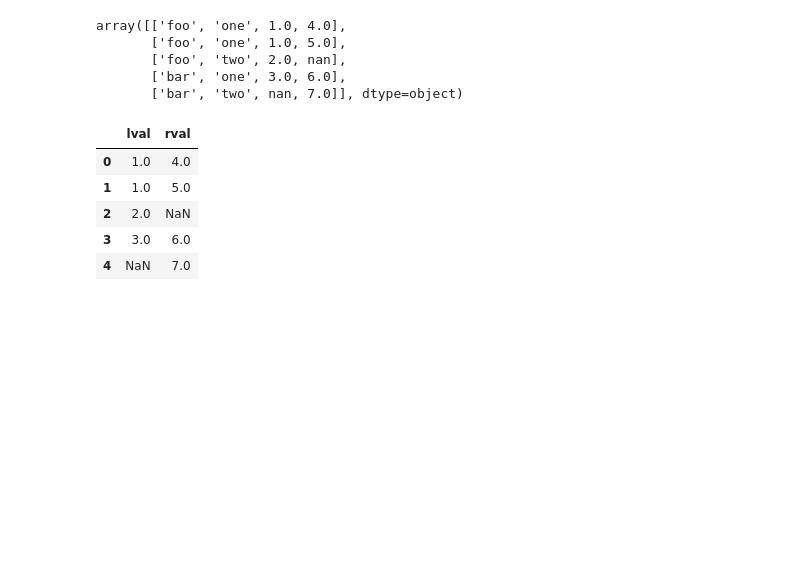
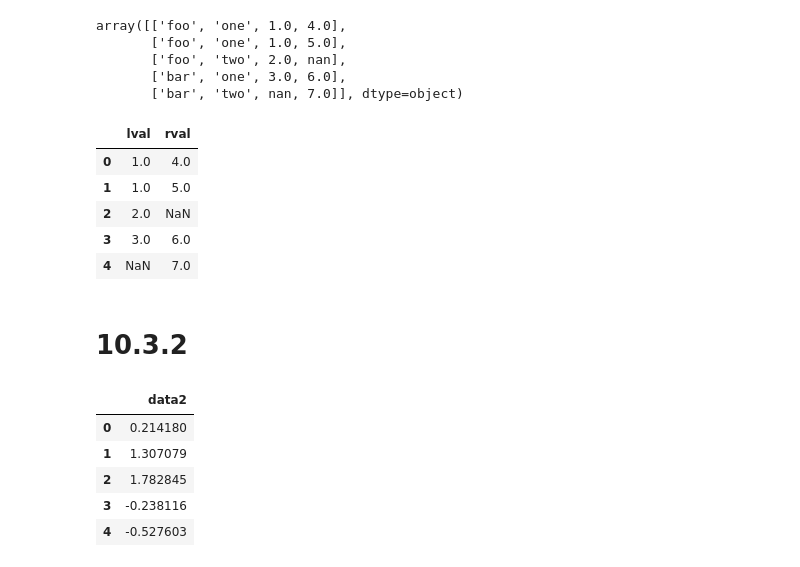
Before and after one commit to chan-prk/pydata-book, a Jupyter notebook: chan_folder/4experiment.ipynb, the cells around one changed output. Drawn from its saved outputs; the diff is of its cells as text; code cells hidden in the pictures; blank space fills up the shorter version.

```diff
--- a/chan_folder/4experiment.ipynb
+++ b/chan_folder/4experiment.ipynb
@@ -674,3 +674,5 @@ m2[['lval','rval']] # ดูว่าเป็น float หรือ integer
 | 2 | 2.0 | NaN |
 | 3 | 3.0 | 6.0 |
 | 4 | NaN | 7.0 |
+# %% [markdown]
+# 10.3.2
@@ -676,0 +682,17 @@ m2[['lval','rval']] # ดูว่าเป็น float หรือ integer
+# %%
+#ลองเอง #มั่วๆ # อยากลองใช้ axis=1 ดูบ้่าง
+
+frame = pd.DataFrame({'data1': np.random.randn(5),
+                      'data2': np.random.randn(5)})
+
+grouped = frame[['data2']].groupby([1], axis=1)
+
+key, group = next(iter(grouped))
+group
+# %% [output]
+|  | data2 |
+| 0 | 0.214180 |
+| 1 | 1.307079 |
+| 2 | 1.782845 |
+| 3 | -0.238116 |
+| 4 | -0.527603 |
```
Also changed, not shown: parts of 21 cells of this notebook, 1 other file.
